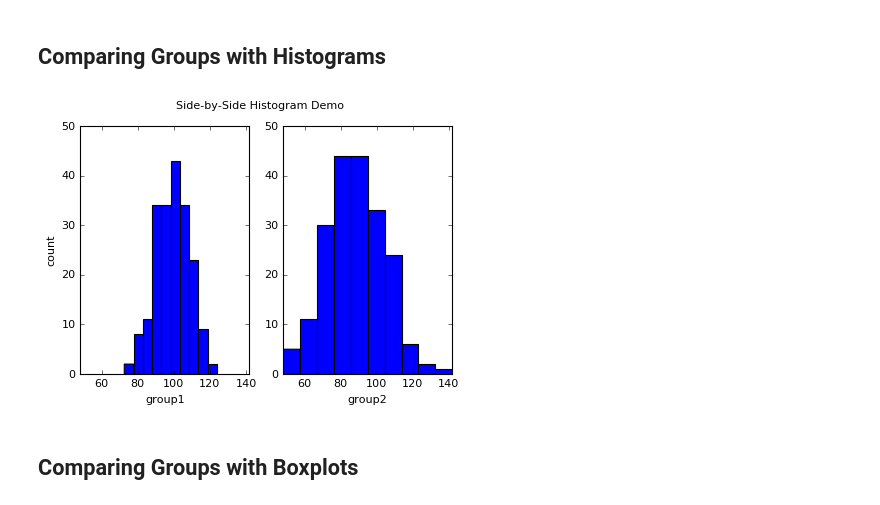
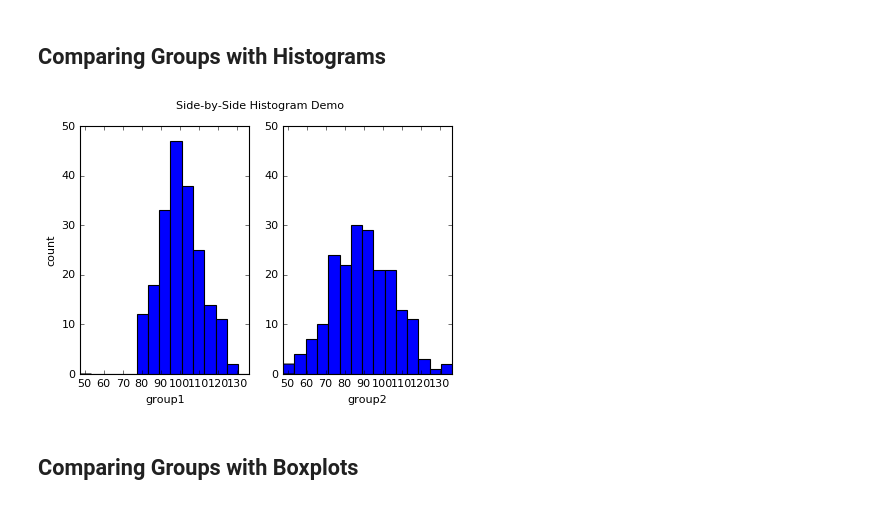
Before and after one commit to rickhaffey/stats-dvb, a Jupyter notebook: Chapter 5 - Understanding and Comparing Distributions.ipynb, the cells around one changed output. Cells and saved outputs as stored; diff of their text form; code cells hidden in the pictures.

```diff
--- a/Chapter 5 - Understanding and Comparing Distributions.ipynb
+++ b/Chapter 5 - Understanding and Comparing Distributions.ipynb
@@ -50,30 +48,31 @@ plt.title("Demo individual boxplot");
 # %%
 # matplotlib side-by-side histograms
 s1 = Series(np.random.normal(100, 10, 200))
 s2 = Series(np.random.normal(90, 15, 200))
 
 # make the x axes consistent base on min/max across both groups
 xlims = [min(s1.min(), s2.min()), max(s1.max(), s2.max())]
 ymax = 50
+bins = 15
 
 # hist for group 1
 plt.subplot(1,2,1)
-plt.hist(s1)
+plt.hist(s1, bins=bins, range=xlims) # explicitly setting bins & range keep displays consistent
 plt.ylim([0, ymax])
 plt.xlim(xlims)
 plt.xlabel("group1")
 plt.ylabel("count")
 
 # hist for group 2
 plt.subplot(1,2,2)
-plt.hist(s2)
+plt.hist(s2, bins=bins, range=xlims)
 plt.ylim([0, ymax])
 plt.xlim(xlims)
 plt.xlabel("group2")
 
 plt.suptitle("Side-by-Side Histogram Demo");
 # %% [output]
-[figure, old version]
+[figure, new version]
 # %% [markdown]
 ## Comparing Groups with Boxplots
 # %%
```
Also changed, not shown: parts of 3 cells of this notebook.
